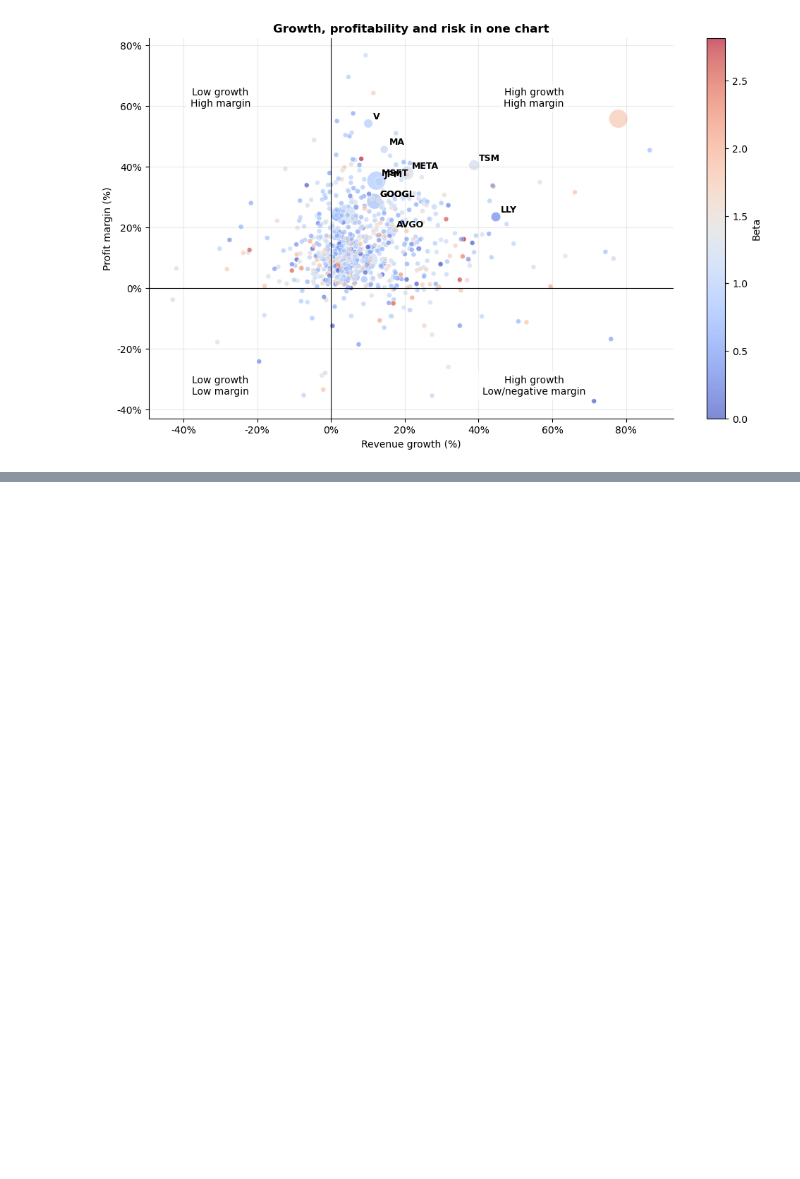
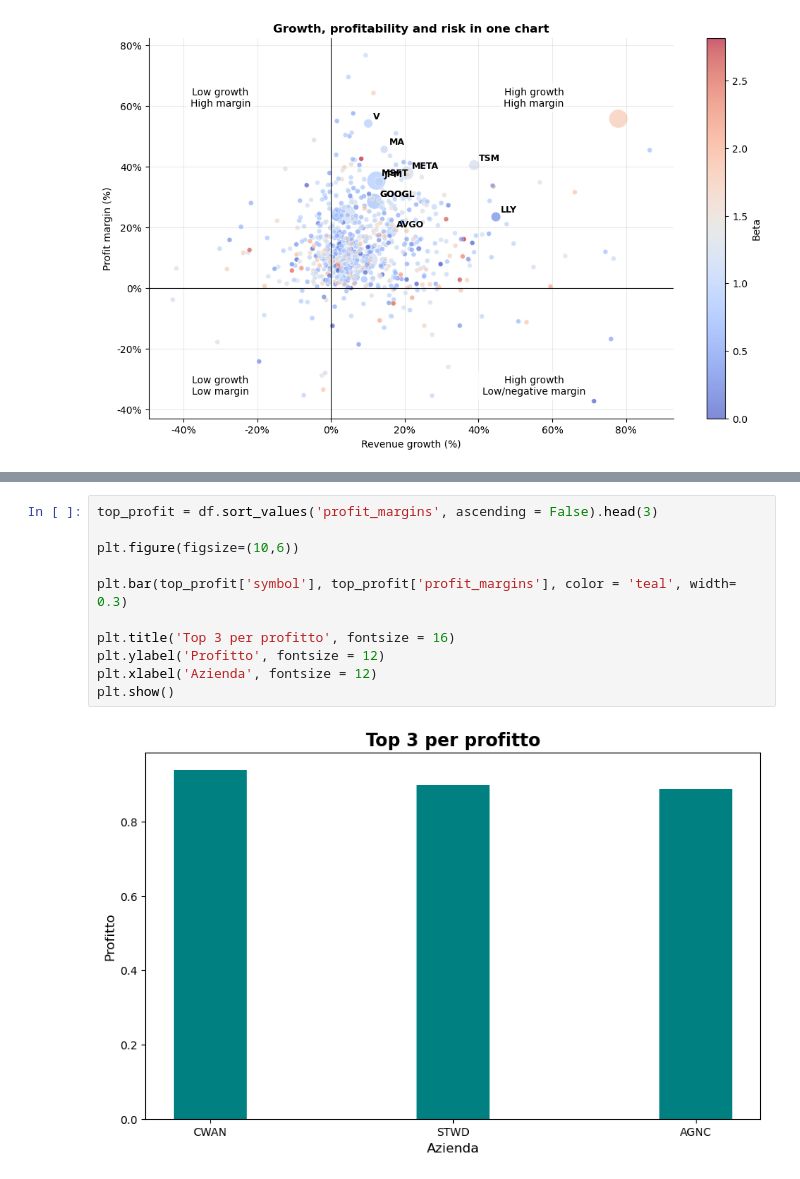
Before and after one commit to luc-nic/Luca-Nicolosi, a Jupyter notebook: Financial_Investment_Storytelling_extended.ipynb, the cells around one changed output, grey strips where cells are left out. Drawn from its saved outputs; the diff is of its cells as text; blank space fills up the shorter version.

```diff
--- a/Financial_Investment_Storytelling_extended.ipynb
+++ b/Financial_Investment_Storytelling_extended.ipynb
@@ -1314,0 +1357,13 @@ plt.show()
+# %%
+top_profit = df.sort_values('profit_margins', ascending = False).head(3)
+
+plt.figure(figsize=(10,6))
+
+plt.bar(top_profit['symbol'], top_profit['profit_margins'], color = 'teal', width= 0.3)
+
+plt.title('Top 3 per profitto', fontsize = 16)
+plt.ylabel('Profitto', fontsize = 12)
+plt.xlabel('Azienda', fontsize = 12)
+plt.show()
+# %% [output]
+[figure, added]
```
Also changed, not shown: parts of 4 cells of this notebook, 2 other files.
